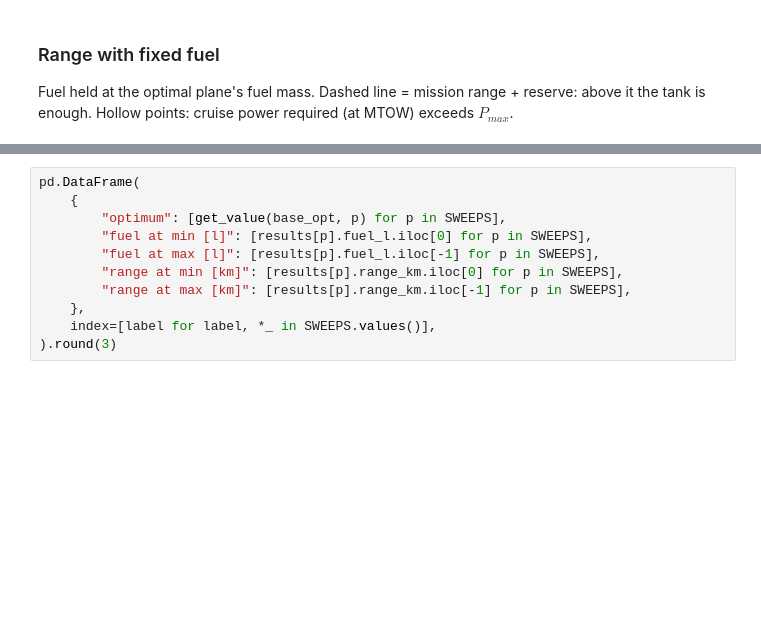
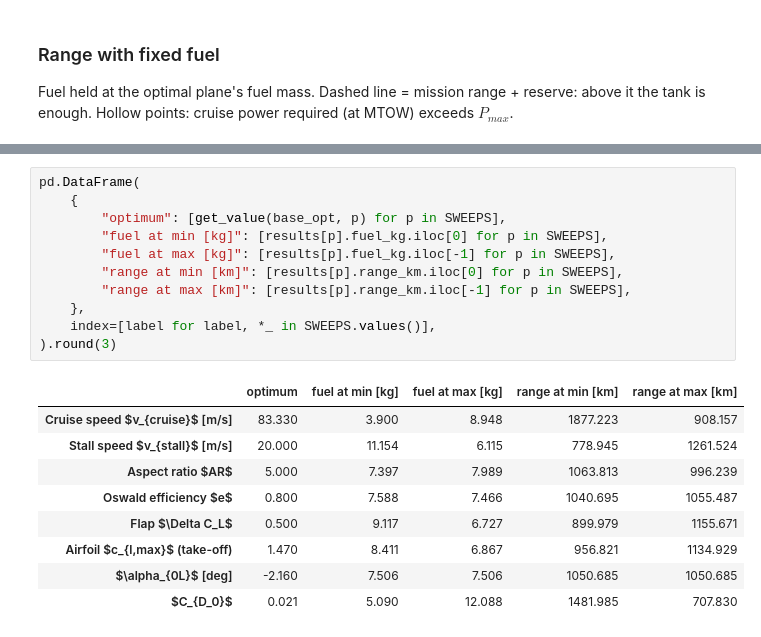
Before and after one commit to rouvenspaar/ardea-sizer, a Jupyter notebook: sensitivity_analysis.ipynb, the cells around one changed output, grey strips where cells are left out. Cells and saved outputs as stored; diff of their text form; blank space fills up the shorter version.

```diff
--- a/sensitivity_analysis.ipynb
+++ b/sensitivity_analysis.ipynb
@@ -167,11 +188,21 @@ plot_sweeps(
 # %%
 pd.DataFrame(
     {
         "optimum": [get_value(base_opt, p) for p in SWEEPS],
-        "fuel at min [l]": [results[p].fuel_l.iloc[0] for p in SWEEPS],
-        "fuel at max [l]": [results[p].fuel_l.iloc[-1] for p in SWEEPS],
+        "fuel at min [kg]": [results[p].fuel_kg.iloc[0] for p in SWEEPS],
+        "fuel at max [kg]": [results[p].fuel_kg.iloc[-1] for p in SWEEPS],
         "range at min [km]": [results[p].range_km.iloc[0] for p in SWEEPS],
         "range at max [km]": [results[p].range_km.iloc[-1] for p in SWEEPS],
     },
     index=[label for label, *_ in SWEEPS.values()],
 ).round(3)
+# %% [output]
+|  | optimum | fuel at min [kg] | fuel at max [kg] | range at min [km] | range at max [km] |
+| Cruise speed $v_{cruise}$ [m/s] | 83.330 | 3.900 | 8.948 | 1877.223 | 908.157 |
+| Stall speed $v_{stall}$ [m/s] | 20.000 | 11.154 | 6.115 | 778.945 | 1261.524 |
+| Aspect ratio $AR$ | 5.000 | 7.397 | 7.989 | 1063.813 | 996.239 |
+| Oswald efficiency $e$ | 0.800 | 7.588 | 7.466 | 1040.695 | 1055.487 |
+| Flap $\Delta C_L$ | 0.500 | 9.117 | 6.727 | 899.979 | 1155.671 |
+| Airfoil $c_{l,max}$ (take-off) | 1.470 | 8.411 | 6.867 | 956.821 | 1134.929 |
+| $\alpha_{0L}$ [deg] | -2.160 | 7.506 | 7.506 | 1050.685 | 1050.685 |
+| $C_{D_0}$ | 0.021 | 5.090 | 12.088 | 1481.985 | 707.830 |
```
Also changed, not shown: parts of 10 cells of this notebook.
